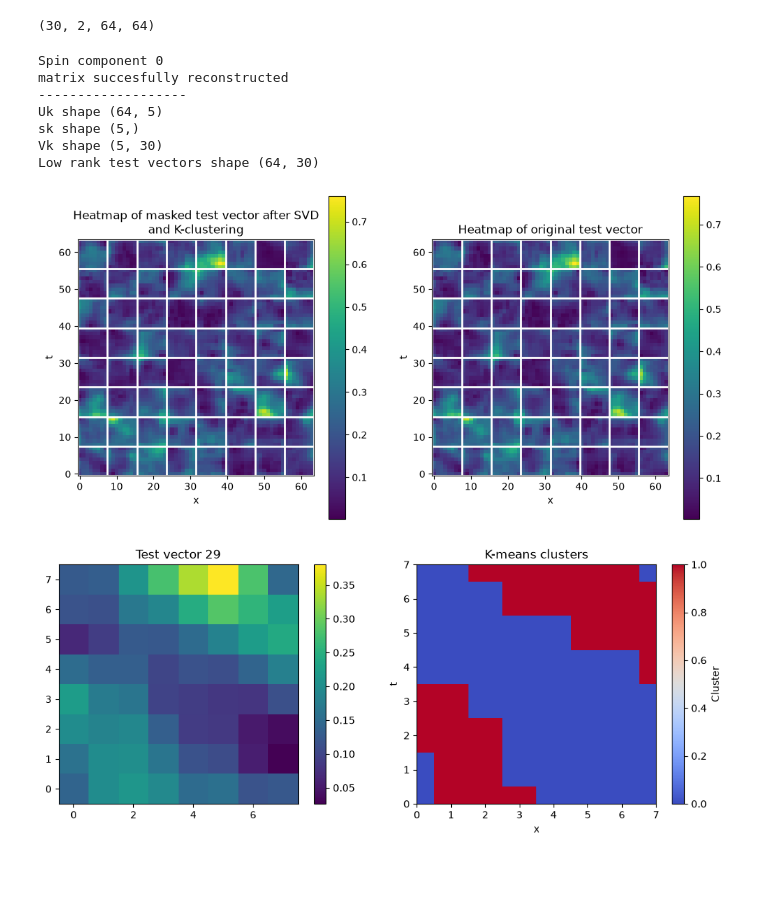
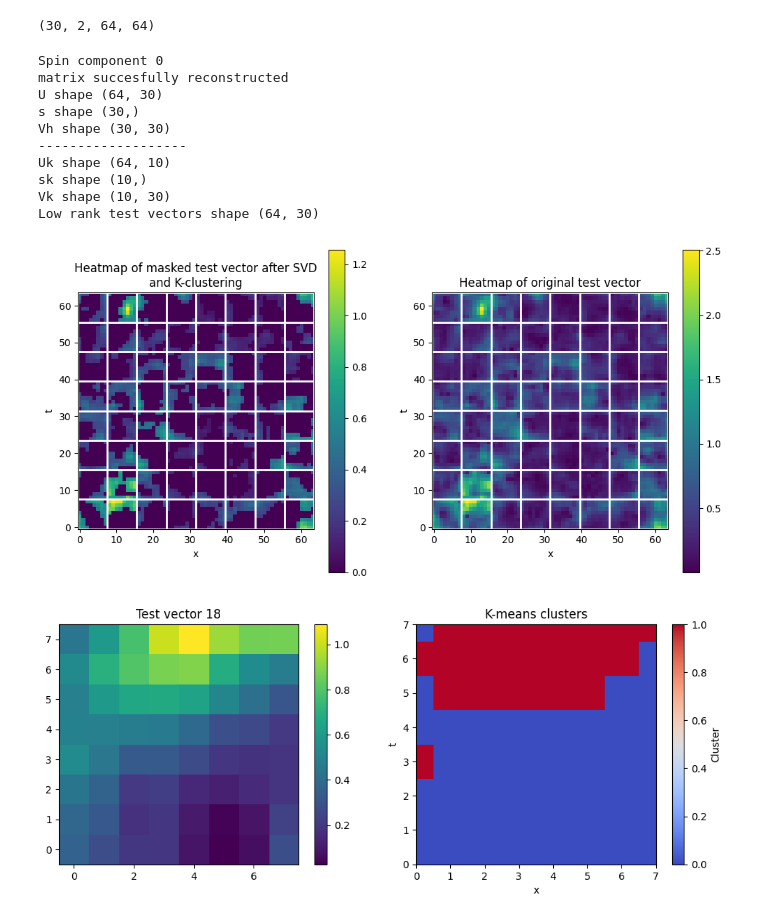
Before and after one commit to JFNCastellanos/TVML, a Jupyter notebook: SVD/SVD.ipynb, the cells around one changed output. Saved outputs shown, nothing was run; the diff lists cells and outputs as text; code cells hidden in the pictures; blank space fills up the shorter version.

```diff
--- a/SVD/SVD.ipynb
+++ b/SVD/SVD.ipynb
@@ -25,14 +25,19 @@ print("x in range {0} - {1}".format(xini,xfin))
 print("------------------------")
 
 #[2, "m-018", "-01884",0.008], [4, "m-01023","-01023",0.001], [6, "m-0709","-00709",0.001] [beta, m0_folder, m0_str]
-beta, m0_folder ,m0_str, m0_diff = 4, "m-01023","-01023",0.001
+beta, m0_folder ,m0_str, m0_diff = 2, "m-018", "-01884",0.008
 nconf = 0
 NV = 30
-k_rank = 5
-SAP_block_size = 16
+k_rank = 10
+SAP_block_size = 8
 print("beta={0}, conf={1}, Nv={2}, Nx={3}, Nt={4}\nblocks_x={5}, blocks_t={6}, bx_size={7}, bt_size={8}".format
          (beta,nconf,NV,Nx,Nt,block_x,block_t,Nx//block_x,Nt//block_t)
          )
+params_list = [beta, m0_str, m0_folder, nconf, NV, Nx, Nt]
+
+#---Uncomment to test tha I/O works fine
+#test_vectors = read_vectors(params_list)
+#save_vectors(test_vectors,beta,Nx,Nt,m0_folder,nconf,k_rank)
 # %% [output]
 Restricting to block 0
 t in range 0 - 8
@@ -103,13 +107,13 @@ make_heatmaps(low_rank_tv0, low_rank_tv1,xlims,tlims,metadata,fig_name,save)
 # %%
-for confID in range(3):
-    params_list = [beta, m0_str, m0_folder, nconf, NV, Nx, Nt]
+for confID in range(5):
+    params_list = [beta, m0_str, m0_folder, confID, NV, Nx, Nt]
     masked_test_vectors = mask_vectors(k_rank,block_x,block_t,params_list)
     save_vectors(masked_test_vectors,beta,Nx,Nt,m0_folder,confID,k_rank)
 print(masked_test_vectors.shape)
 # %% [output]
 (30, 2, 64, 64)
 # %%
-tvID = 29
+tvID = 18
 block_size_x = x_elements
 block_size_t = t_elements
 
@@ -129,38 +133,42 @@ ax.figure.colorbar(im, ax=ax)
 
 test_vectors = read_vectors(params_list)
 ax = plt.subplot(1, 2, 2)
-im = ax.imshow(np.abs((test_vectors[tvID,0,:,:])))
+im = ax.imshow(2*np.abs((test_vectors[tvID,0,:,:])))
 ax.set_xlabel(r"x")
 ax.set_ylabel(r"t")
 ax.set_xlim([0,63])
 ax.set_ylim([0,63])
 ax.set_title("Heatmap of original test vector")
 ax.set_xticks(np.arange(-0.5, Nx, block_size_x), minor=True)
 ax.set_yticks(np.arange(-0.5, Nt, block_size_t), minor=True)
 ax.grid(which='minor', color='white', linewidth=2)
 ax.tick_params(which='minor', bottom=False, left=False)
 ax.figure.colorbar(im, ax=ax)
+#fig.savefig("heatmap_comparison.pdf")
 
 
 
 blockID = 0
 params_list = [beta, m0_str, m0_folder, nconf, NV, Nx, Nt]
 dtv_spin0, dtv_spin1 = read_and_decompose(blockID,block_x,block_t,params_list)
 print("\nSpin component 0")
 low_rank_tv0 = apply_SVD(dtv_spin0,k_rank)
 low_rank_tv0 = low_rank_tv0.reshape(t_elements,x_elements,NV);
 #low_rank_tv0 = low_rank_tv0.reshape(t_elements,x_elements,k_rank);
 
 xlims = [0,x_elements-1]
 tlims = [0,t_elements-1]
 make_heatmap_and_k_cluster(low_rank_tv0,xlims,tlims,tvID)
 # %% [output]
 Spin component 0
 matrix succesfully reconstructed
+U shape (64, 30)
+s shape (30,)
+Vh shape (30, 30)
 -------------------
-Uk shape (64, 5)
-sk shape (5,)
-Vk shape (5, 30)
+Uk shape (64, 10)
+sk shape (10,)
+Vk shape (10, 30)
 Low rank test vectors shape (64, 30)
-[figure, old version]
+[figure, new version]
-[figure, old version]
+[figure, new version]
```
Also changed, not shown: parts of 5 cells of this notebook, 3 other files.
